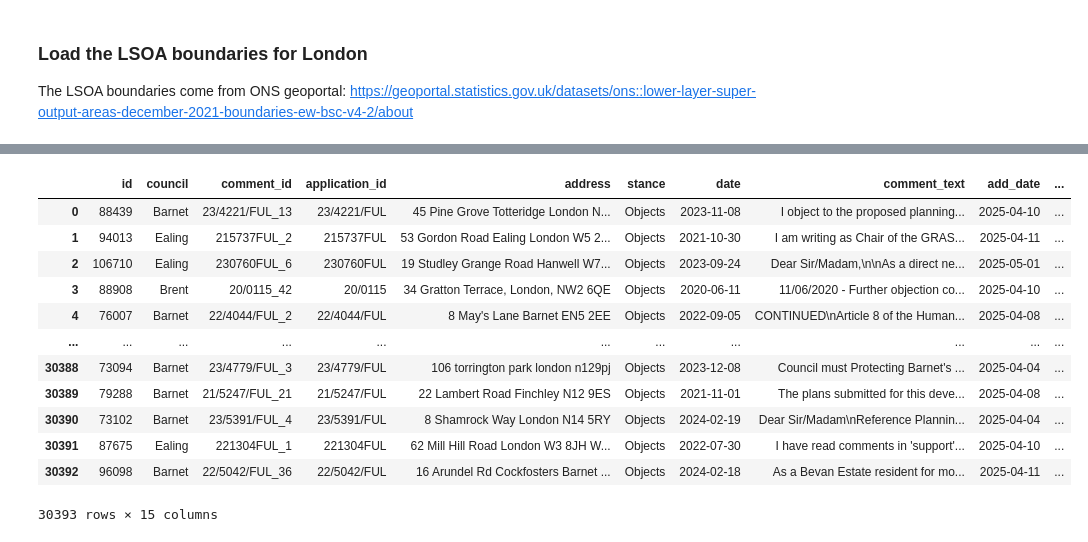
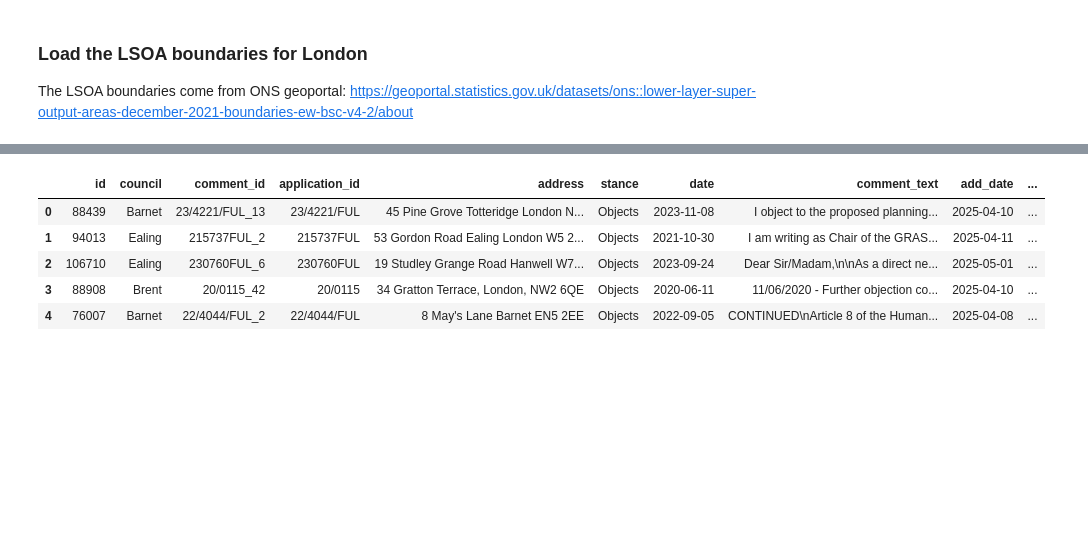
Before and after one commit to Bea-Taylor/nimby_nlp, a Jupyter notebook: notebooks/1_0_8_demographic_features.ipynb, the cells around one changed output, grey strips where cells are left out. Drawn from its saved outputs; the diff is of its cells as text; code cells hidden in the pictures; blank space fills up the shorter version.

```diff
--- a/notebooks/1_0_8_demographic_features.ipynb
+++ b/notebooks/1_0_8_demographic_features.ipynb
@@ -151,20 +138,13 @@ for lat, lon in zip(cs_df['lat'], cs_df['lon']):
     lsoa_code = joined.iloc[0]['LSOA21CD']
     cs_df.loc[(cs_df['lat'] == lat) & (cs_df['lon'] == lon), 'lsoa_code_updated'] = lsoa_code
 # %%
-cs_df
+cs_df.head()
 # %% [output]
 |  | id | council | comment_id | application_id | address | stance | date | comment_text | add_date | ... |
 | 0 | 88439 | Barnet | 23/4221/FUL_13 | 23/4221/FUL | 45 Pine Grove Totteridge London N... | Objects | 2023-11-08 | I object to the proposed planning... | 2025-04-10 | ... |
 | 1 | 94013 | Ealing | 215737FUL_2 | 215737FUL | 53 Gordon Road Ealing London W5 2... | Objects | 2021-10-30 | I am writing as Chair of the GRAS... | 2025-04-11 | ... |
 | 2 | 106710 | Ealing | 230760FUL_6 | 230760FUL | 19 Studley Grange Road Hanwell W7... | Objects | 2023-09-24 | Dear Sir/Madam,\n\nAs a direct ne... | 2025-05-01 | ... |
 | 3 | 88908 | Brent | 20/0115_42 | 20/0115 | 34 Gratton Terrace, London, NW2 6QE | Objects | 2020-06-11 | 11/06/2020 - Further objection co... | 2025-04-10 | ... |
 | 4 | 76007 | Barnet | 22/4044/FUL_2 | 22/4044/FUL | 8 May's Lane Barnet EN5 2EE | Objects | 2022-09-05 | CONTINUED\nArticle 8 of the Human... | 2025-04-08 | ... |
-| ... | ... | ... | ... | ... | ... | ... | ... | ... | ... | ... |
-| 30388 | 73094 | Barnet | 23/4779/FUL_3 | 23/4779/FUL | 106 torrington park london n129pj | Objects | 2023-12-08 | Council must Protecting Barnet's ... | 2025-04-04 | ... |
-| 30389 | 79288 | Barnet | 21/5247/FUL_21 | 21/5247/FUL | 22 Lambert Road Finchley N12 9ES | Objects | 2021-11-01 | The plans submitted for this deve... | 2025-04-08 | ... |
-| 30390 | 73102 | Barnet | 23/5391/FUL_4 | 23/5391/FUL | 8 Shamrock Way London N14 5RY | Objects | 2024-02-19 | Dear Sir/Madam\nReference Plannin... | 2025-04-04 | ... |
-| 30391 | 87675 | Ealing | 221304FUL_1 | 221304FUL | 62 Mill Hill Road London W3 8JH W... | Objects | 2022-07-30 | I have read comments in 'support'... | 2025-04-10 | ... |
-| 30392 | 96098 | Barnet | 22/5042/FUL_36 | 22/5042/FUL | 16 Arundel Rd Cockfosters Barnet ... | Objects | 2024-02-18 | As a Bevan Estate resident for mo... | 2025-04-11 | ... |
-30393 rows × 15 columns
 # %%
 # merge cs_df with df_age_census on lsoa_code to get percent_age_50_plus for each comment
```
Also changed, not shown: parts of 20 cells of this notebook.
